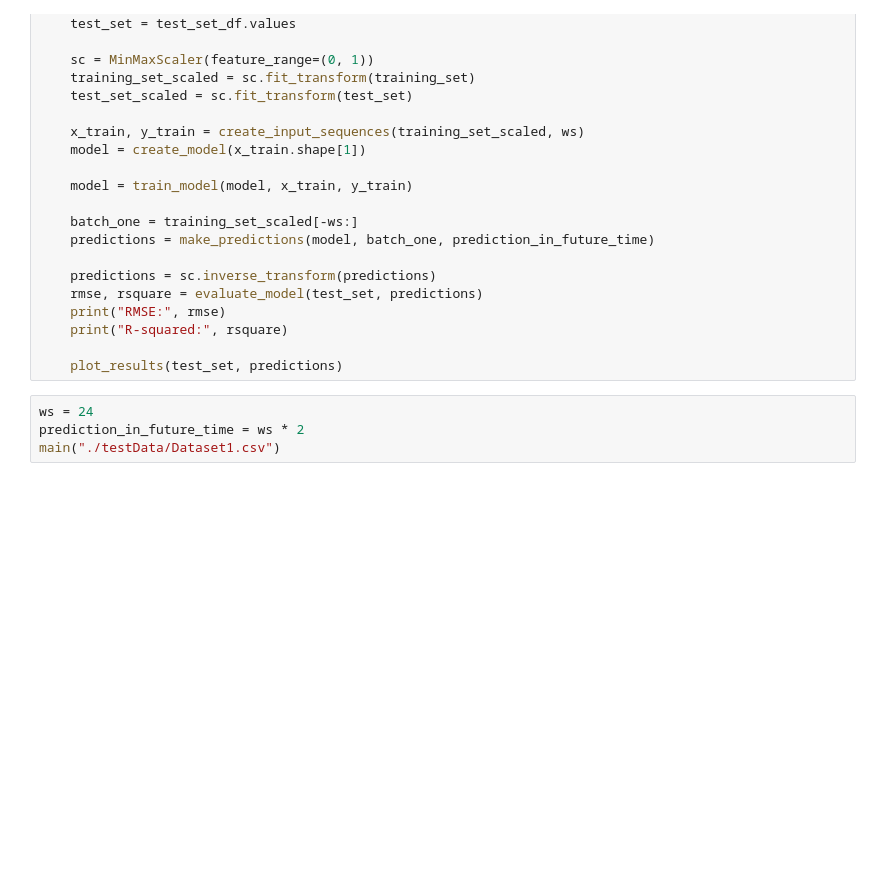
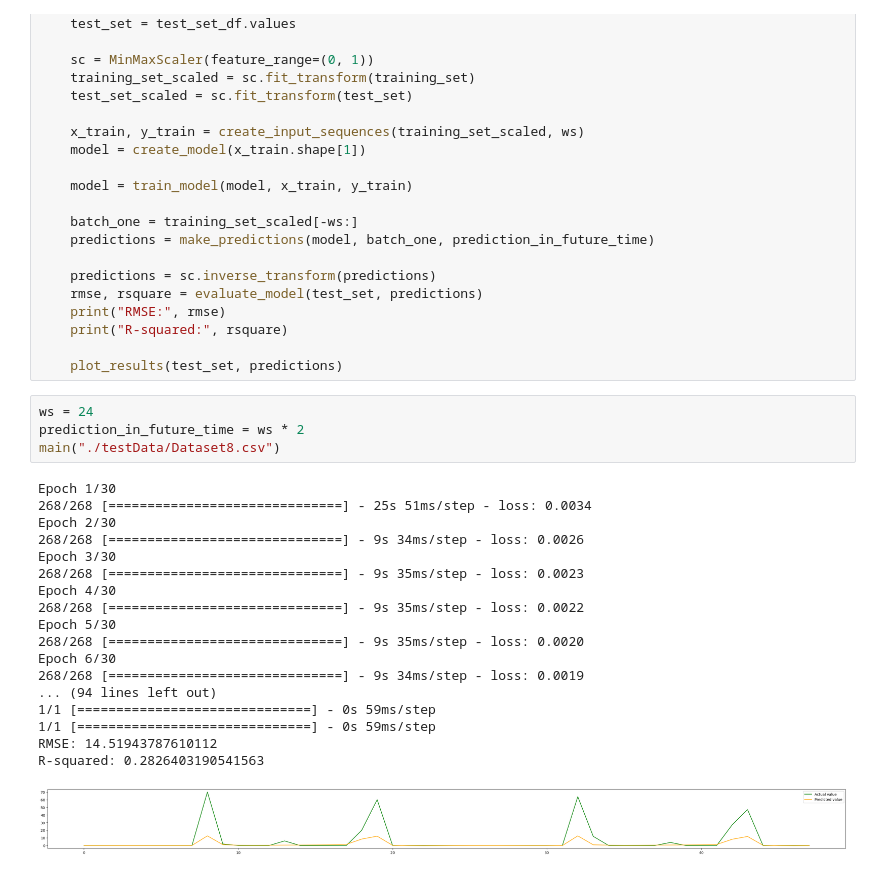
Before and after one commit to DeacMelinda/ForecastingTimeSeriesLicenseThesis, a Jupyter notebook: BiLSTM_Attention_Conf8_PercentageCut.ipynb, the cells around one changed output. Drawn from its saved outputs; the diff is of its cells as text; blank space fills up the shorter version.

```diff
--- a/BiLSTM_Attention_Conf8_PercentageCut.ipynb
+++ b/BiLSTM_Attention_Conf8_PercentageCut.ipynb
@@ -133,4 +133,23 @@ def main(file_location):
 # %%
 ws = 24
 prediction_in_future_time = ws * 2
-main("./testData/Dataset1.csv")
+main("./testData/Dataset8.csv")
+# %% [output]
+Epoch 1/30
+268/268 [==============================] - 25s 51ms/step - loss: 0.0034
+Epoch 2/30
+268/268 [==============================] - 9s 34ms/step - loss: 0.0026
+Epoch 3/30
+268/268 [==============================] - 9s 35ms/step - loss: 0.0023
+Epoch 4/30
+268/268 [==============================] - 9s 35ms/step - loss: 0.0022
+Epoch 5/30
+268/268 [==============================] - 9s 35ms/step - loss: 0.0020
+Epoch 6/30
+268/268 [==============================] - 9s 34ms/step - loss: 0.0019
+... (94 lines left out)
+1/1 [==============================] - 0s 59ms/step
+1/1 [==============================] - 0s 59ms/step
+RMSE: 14.51943787610112
+R-squared: 0.2826403190541563
+[figure, added]
```
